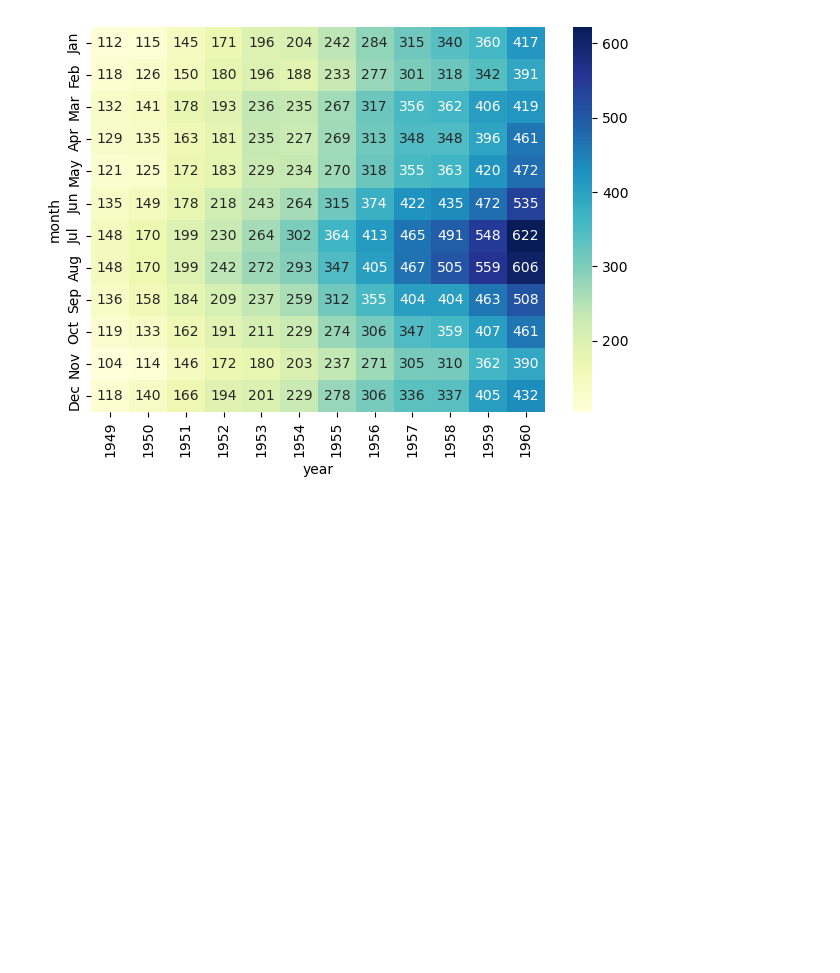
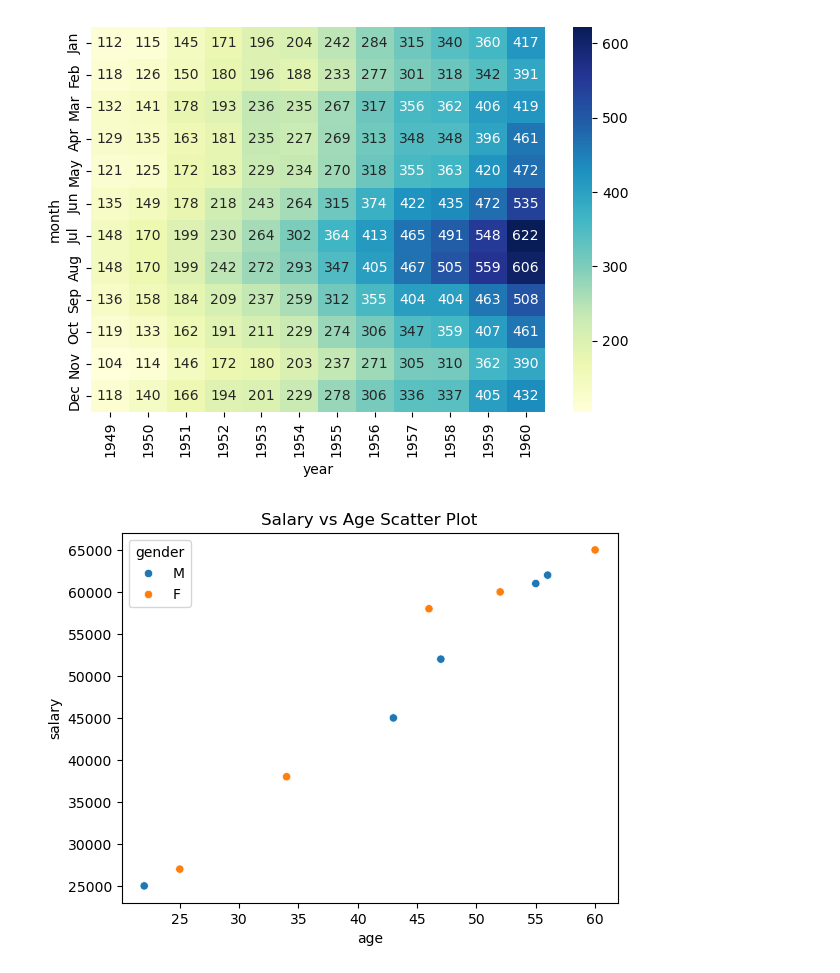
Before and after one commit to GoelYash1/CWH-Python-Course, a Jupyter notebook: Matplotlib/09 - Seaborn Plots.ipynb, the cells around one changed output. Drawn from its saved outputs; the diff is of its cells as text; code cells hidden in the pictures; blank space fills up the shorter version.

Commit message:
Seaborn Plots

```diff
--- a/Matplotlib/09 - Seaborn Plots.ipynb
+++ b/Matplotlib/09 - Seaborn Plots.ipynb
@@ -208,3 +208,17 @@ sns.heatmap(pv, annot=True, fmt="d", cmap="YlGnBu")
 plt.tight_layout()
 # %% [output]
 [figure]
+# %%
+import pandas as pd
+
+df = pd.DataFrame({
+    "age": [22, 25, 47, 52, 46, 56, 55, 60, 34, 43],
+    "salary": [25000, 27000, 52000, 60000, 58000, 62000, 61000, 65000, 38000, 45000],
+    "gender": ["M", "F", "M", "F", "F", "M", "M", "F", "F", "M"]
+})
+
+sns.scatterplot(x="age", y="salary", hue="gender", data=df)
+plt.title('Salary vs Age Scatter Plot')
+plt.show()
+# %% [output]
+[figure, added]
```
